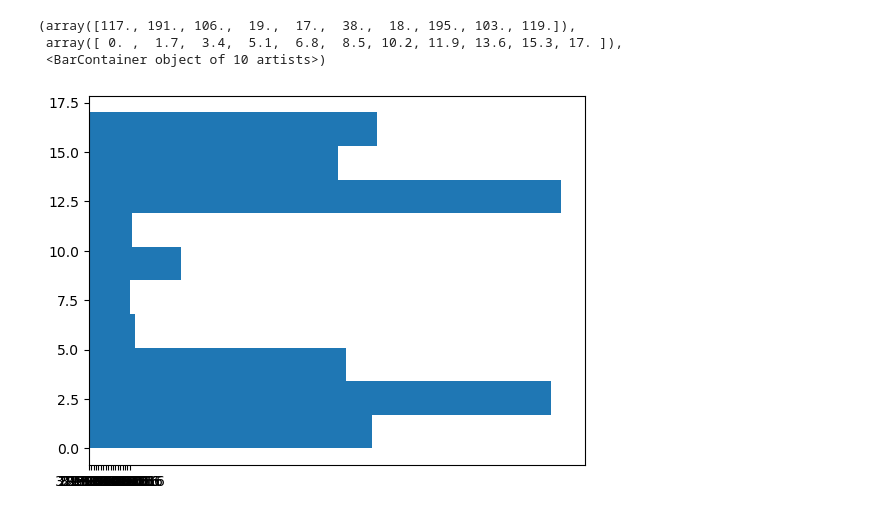
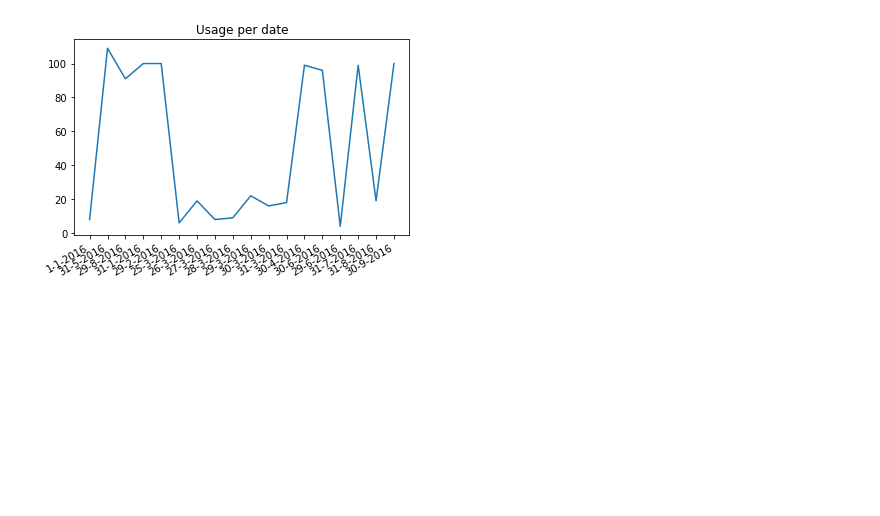
Before and after one commit to raddysr/ny_bikeshare_analytics, a Jupyter notebook: proto.ipynb, the cells around one changed output. Cells and saved outputs as stored; diff of their text form; code cells hidden in the pictures; blank space fills up the shorter version.

```diff
--- a/proto.ipynb
+++ b/proto.ipynb
@@ -7,2 +5,4 @@ spark = SparkSession.builder.master("local[1]") \
+# %%
+spark = spark_session()
 # %%
 bikesharesDf = spark.read.csv('./data/sample.csv', header=True)
@@ -78,3 +54,5 @@ analyticsDf = analyticsDf.filter(col('tripduration') < 5000 )
+# %%
+analyticsDf = spark.read.parquet('./data/result_parquet')
 # %%
 import matplotlib.pyplot as plt
 import pyspark.sql.functions as f
@@ -130,11 +104,11 @@ plt.show()
 # %%
-
-date = analyticsDf.select(f.collect_list('date')).first()[0]
-
-
-plt.hist(date, orientation='horizontal')
+xpoint = analyticsDf.select(f.collect_list('date')).first()[0]
+x = Counter(xpoint).keys()
+y = Counter(xpoint).values()
+fig, ax = plt.subplots()
+ax.plot_date(x, y, marker='', linestyle='-')
+fig.autofmt_xdate()
+plt.title('Usage per date')
+plt.show()
 # %% [output]
-(array([117., 191., 106.,  19.,  17.,  38.,  18., 195., 103., 119.]),
- array([ 0. ,  1.7,  3.4,  5.1,  6.8,  8.5, 10.2, 11.9, 13.6, 15.3, 17. ]),
- <BarContainer object of 10 artists>)
-[figure, old version]
+[figure, new version]
```
Also changed, not shown: parts of 16 cells of this notebook, 17 other files.
